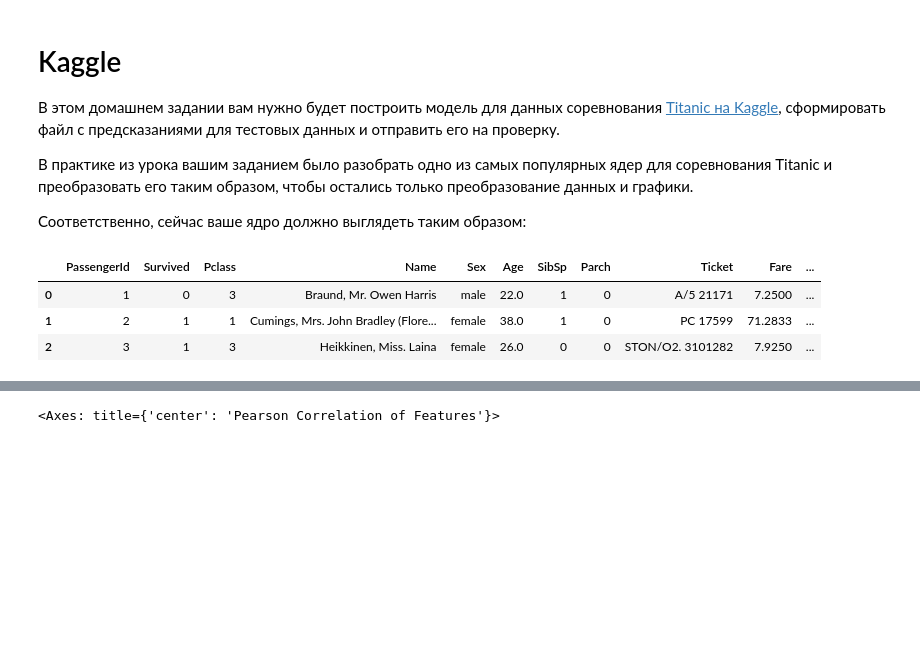
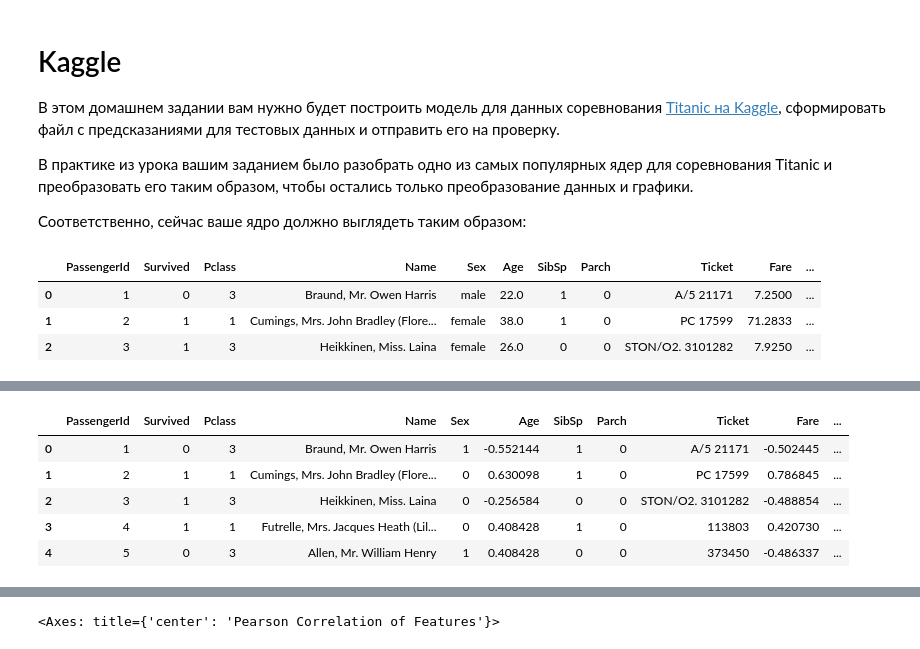
Before and after one commit to SlavaP93/MyProject1, a Jupyter notebook: DataML/10/jun_ml_kaggle_hw.ipynb, the cells around one changed output, grey strips where cells are left out. Drawn from its saved outputs; the diff is of its cells as text; code cells hidden in the pictures; blank space fills up the shorter version.

```diff
--- a/DataML/10/jun_ml_kaggle_hw.ipynb
+++ b/DataML/10/jun_ml_kaggle_hw.ipynb
@@ -110,3 +151,18 @@ for dataset in full_data:
+# %%
+from sklearn.preprocessing import StandardScaler
+
+sc = StandardScaler()
+for dataset in full_data:
+    dataset[['Age', 'Fare', 'Name_length']] = sc.fit_transform(dataset[['Age', 'Fare','Name_length']])
+
+full_data[0].head()
+# %% [output]
+|  | PassengerId | Survived | Pclass | Name | Sex | Age | SibSp | Parch | Ticket | Fare | ... |
+| 0 | 1 | 0 | 3 | Braund, Mr. Owen Harris | 1 | -0.552144 | 1 | 0 | A/5 21171 | -0.502445 | ... |
+| 1 | 2 | 1 | 1 | Cumings, Mrs. John Bradley (Flore... | 0 | 0.630098 | 1 | 0 | PC 17599 | 0.786845 | ... |
+| 2 | 3 | 1 | 3 | Heikkinen, Miss. Laina | 0 | -0.256584 | 0 | 0 | STON/O2. 3101282 | -0.488854 | ... |
+| 3 | 4 | 1 | 1 | Futrelle, Mrs. Jacques Heath (Lil... | 0 | 0.408428 | 1 | 0 | 113803 | 0.420730 | ... |
+| 4 | 5 | 0 | 3 | Allen, Mr. William Henry | 1 | 0.408428 | 0 | 0 | 373450 | -0.486337 | ... |
 # %%
 # Feature selection
 drop_elements = ['PassengerId', 'Name', 'Ticket', 'Cabin', 'SibSp']
```
Also changed, not shown: parts of 22 cells of this notebook.
